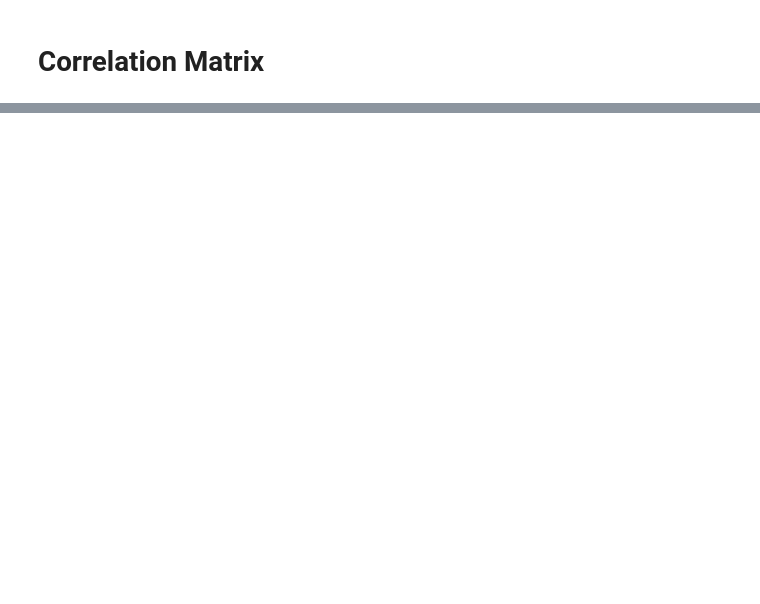
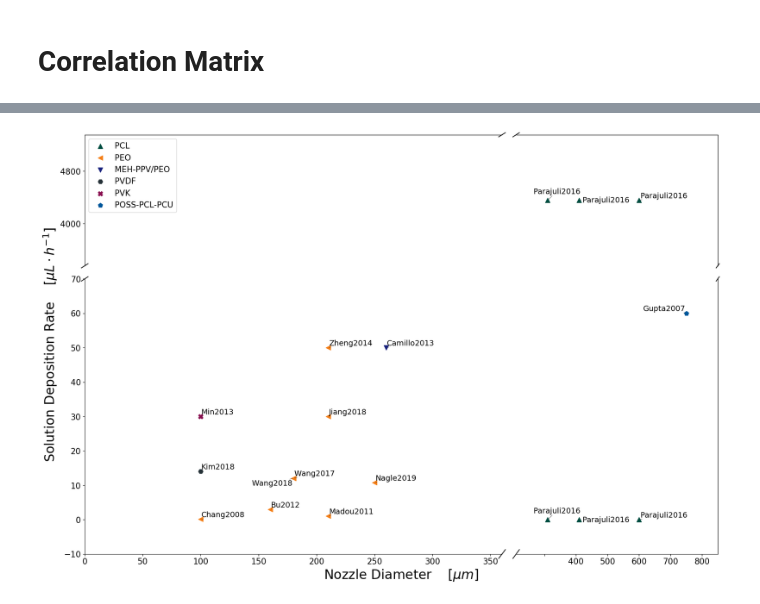
Before and after one commit to KiraSensei13/MNT_ITESM_Thesis, a Jupyter notebook: NFES_Review/_jupyterPlots/NFES_ReviewPaper.ipynb, the cells around one changed output, grey strips where cells are left out. Cells and saved outputs as stored; diff of their text form; code cells hidden in the pictures; blank space fills up the shorter version.

```diff
--- a/NFES_Review/_jupyterPlots/NFES_ReviewPaper.ipynb
+++ b/NFES_Review/_jupyterPlots/NFES_ReviewPaper.ipynb
@@ -866,7 +885,9 @@ mpl.rcParams.update(mpl.rcParamsDefault); # Recover matplotlib defaults
 # %%
 x_str = 'Nozzle Diameter'; x_units = r'$[\mu m]$';
 y_str = 'Solution Deposition Rate'; y_units = r'$[\mu L \cdot h^{-1}]$';
-breakXlim = None; #550;
-breakYlim = None;
-legPos = 'lower right';
+breakXlim = 300;
+breakYlim = 2000;
+legPos = 'upper left';
 scatterPlot_breakAxis(x_str, x_units, y_str, y_units, df, df_x, breakXlim, breakYlim, legPos);
+# %% [output]
+[figure, added]
```
Also changed, not shown: parts of 19 cells of this notebook, 19 other files.
